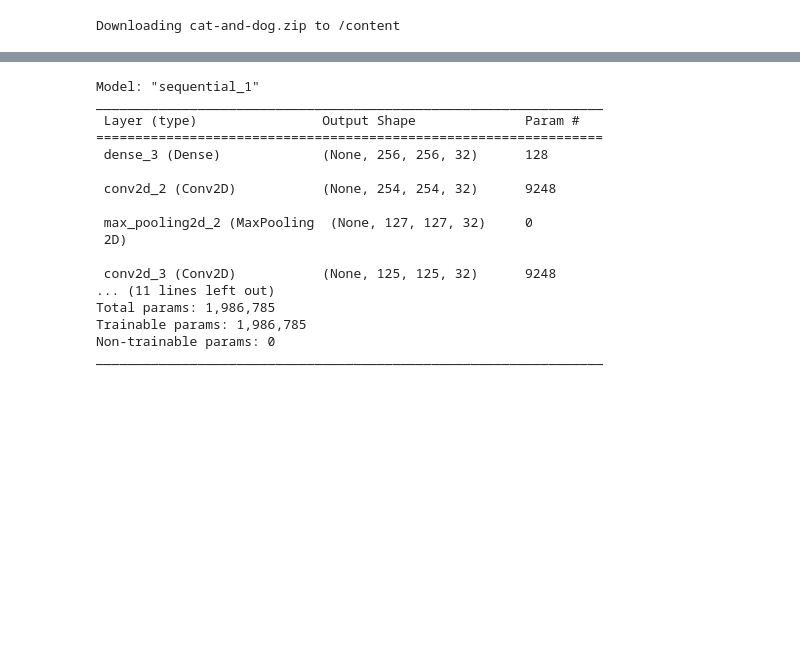
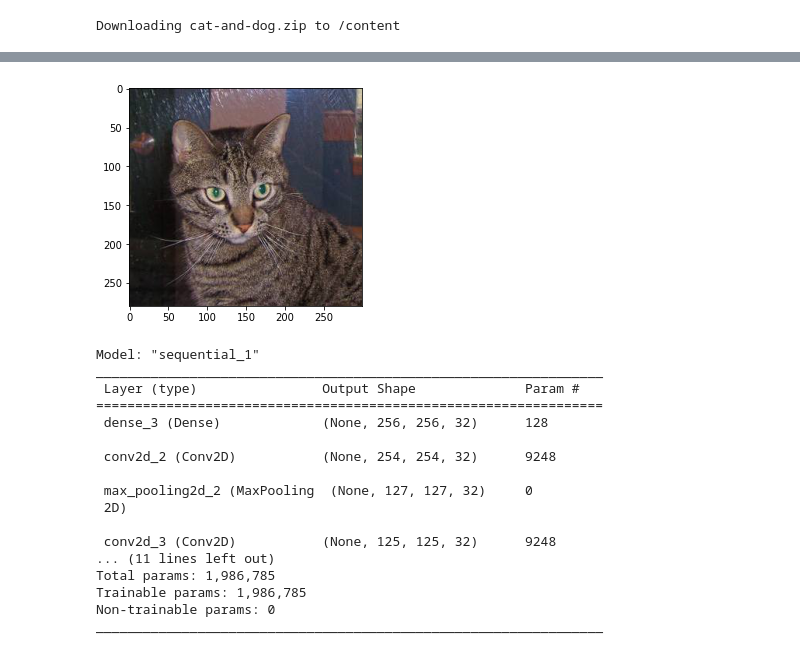
Before and after one commit to NervOUs11/Cat_or_Dog, a Jupyter notebook: CatVSDog.ipynb, the cells around one changed output, grey strips where cells are left out. Saved outputs shown, nothing was run; the diff lists cells and outputs as text; code cells hidden in the pictures; blank space fills up the shorter version.

```diff
--- a/CatVSDog.ipynb
+++ b/CatVSDog.ipynb
@@ -39,3 +49,10 @@ with ZipFile(dataset,'r') as zip:
+# %%
+# Show cat image
+img = mpimg.imread('/content/training_set/training_set/cats/cat.1.jpg')
+imgplt = plt.imshow(img)
+plt.show()
+# %% [output]
+[figure, added]
 # %%
 # Resize image
 AUTO = tf.data.experimental.AUTOTUNE
```
Also changed, not shown: parts of 2 cells of this notebook.
